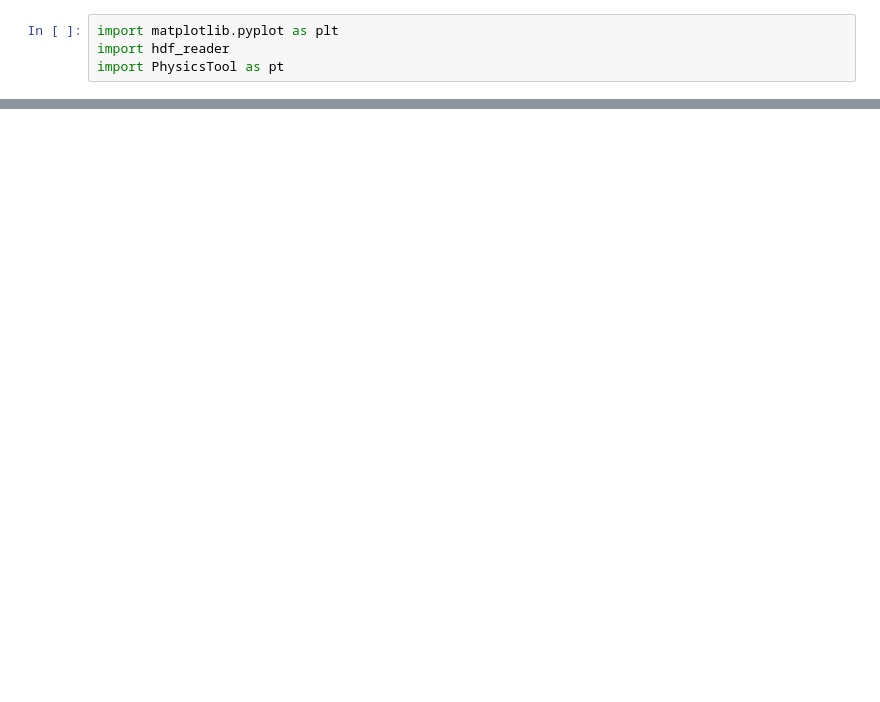
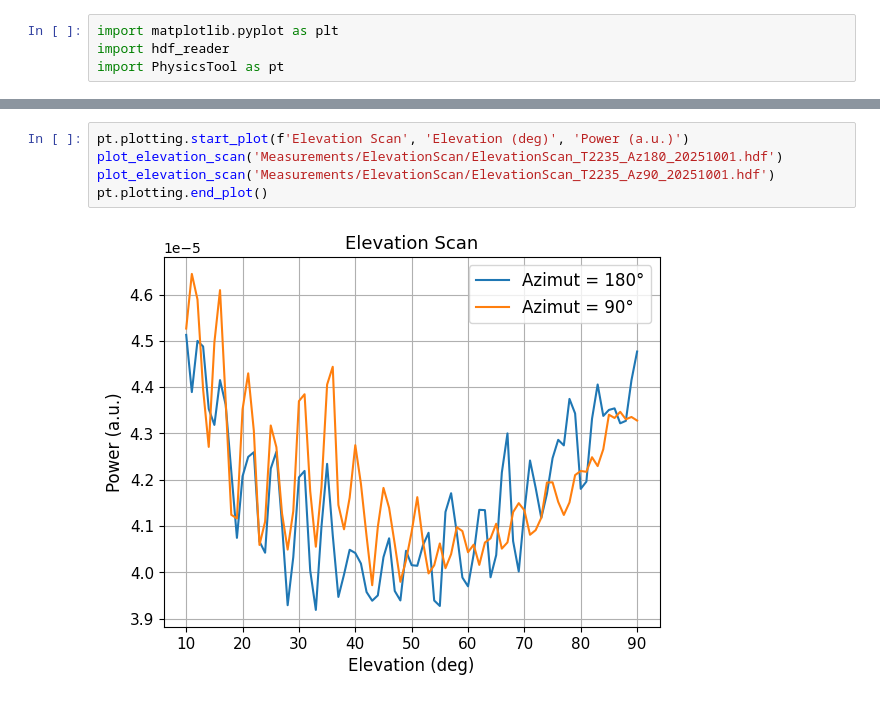
Before and after one commit to SecretGmG/lab, a Jupyter notebook: srt/sun_scan.ipynb, the cells around one changed output, grey strips where cells are left out. Cells and saved outputs as stored; diff of their text form; blank space fills up the shorter version.

```diff
--- a/srt/sun_scan.ipynb
+++ b/srt/sun_scan.ipynb
@@ -18,0 +19,7 @@ pt.plotting.end_plot()
+# %%
+pt.plotting.start_plot(f'Elevation Scan', 'Elevation (deg)', 'Power (a.u.)')
+plot_elevation_scan('Measurements/ElevationScan/ElevationScan_T2235_Az180_20251001.hdf')
+plot_elevation_scan('Measurements/ElevationScan/ElevationScan_T2235_Az90_20251001.hdf')
+pt.plotting.end_plot()
+# %% [output]
+[figure, added]
```
Also changed, not shown: parts of 3 cells of this notebook.
